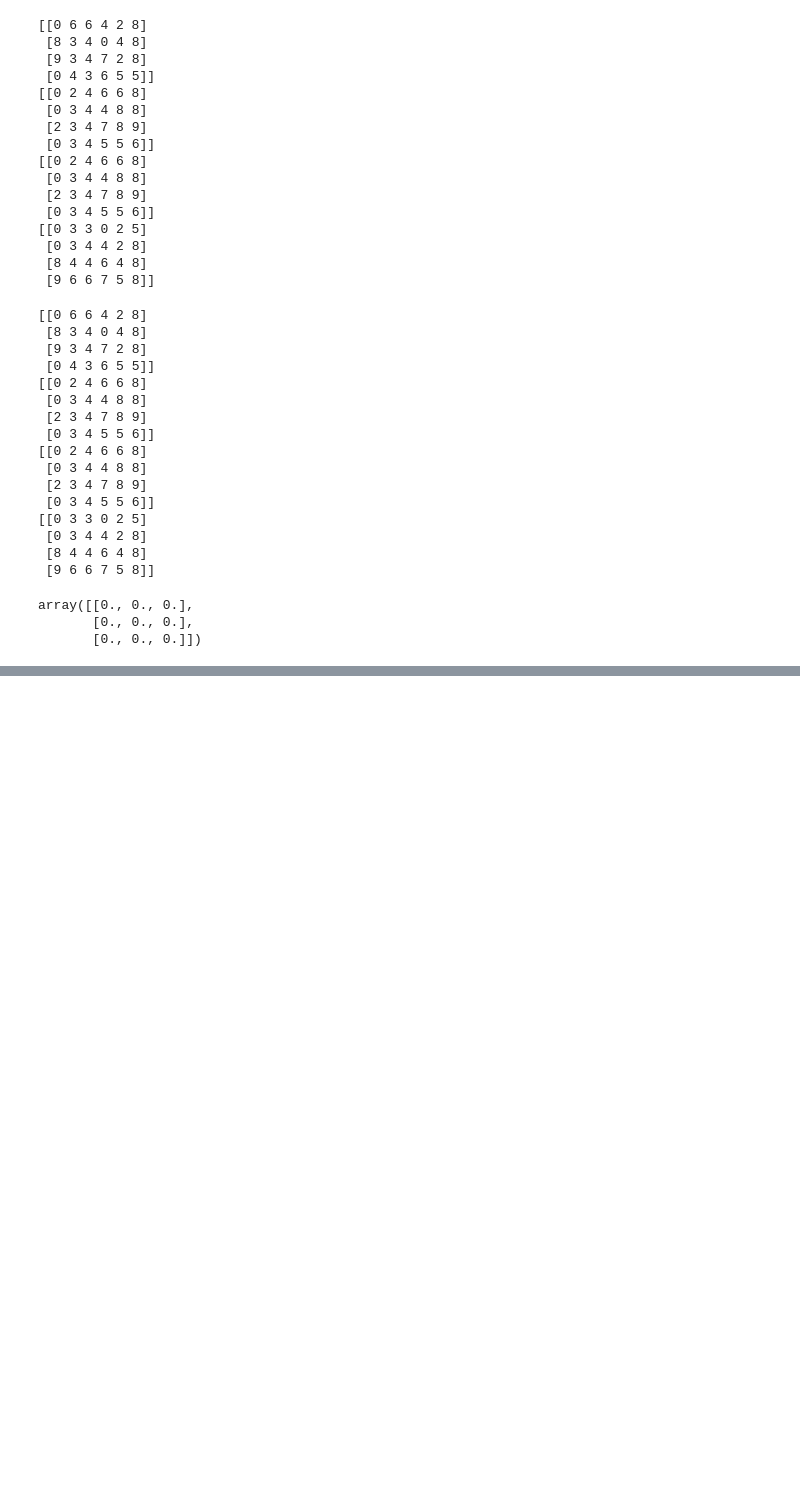
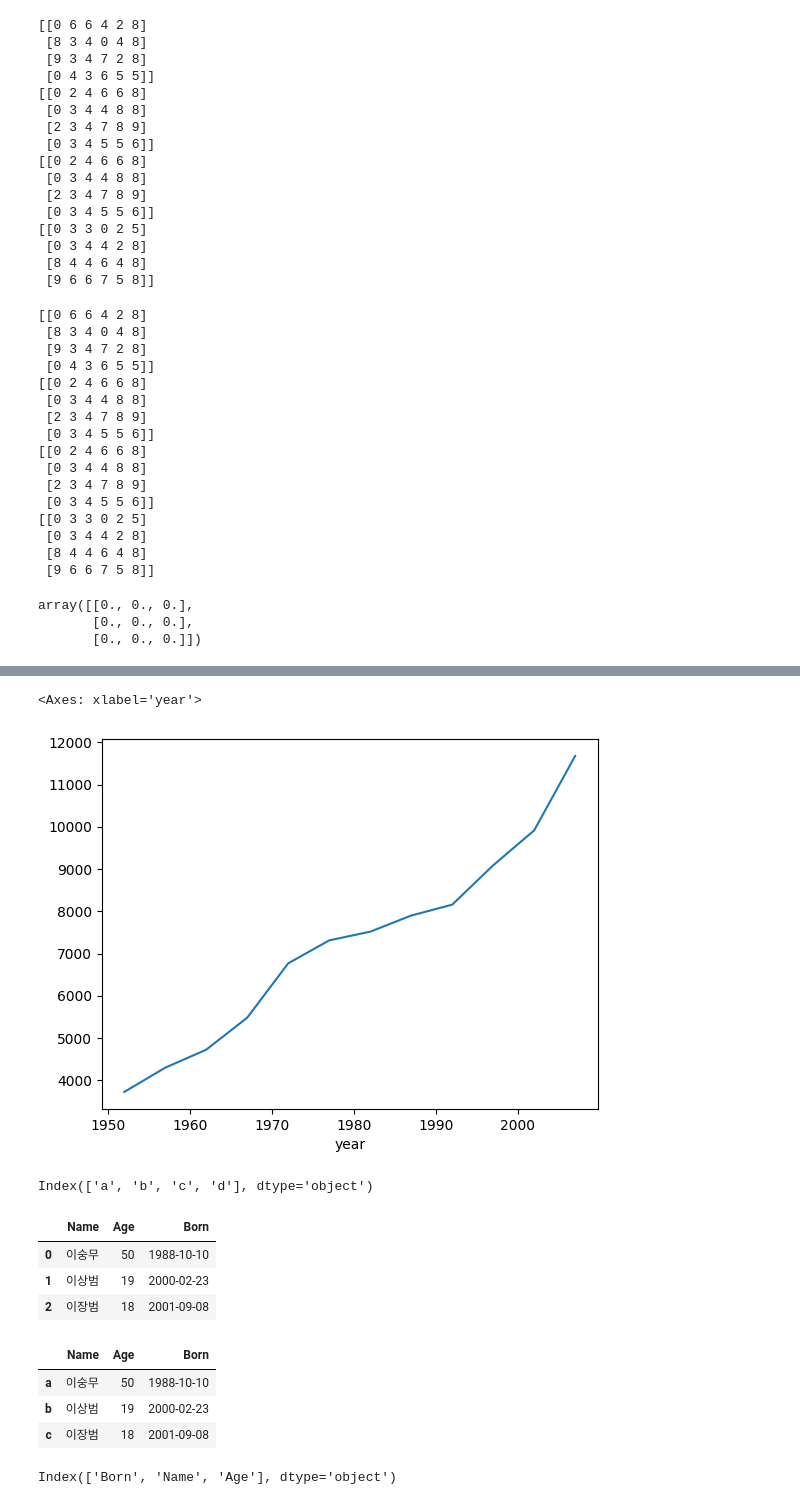
Before and after one commit to SoongMoo/soldesk20250215, a Jupyter notebook: 5Day.ipynb, the cells around one changed output, grey strips where cells are left out. Cells and saved outputs as stored; diff of their text form; code cells hidden in the pictures; blank space fills up the shorter version.

```diff
--- a/5Day.ipynb
+++ b/5Day.ipynb
@@ -300,0 +763,5 @@ array([[0., 0., 0.],
+# %%
+df.groupby('year')['gdpPercap'].mean().plot()
+# %% [output]
+<Axes: xlabel='year'>
+[figure, added]
@@ -300,0 +770,66 @@ array([[0., 0., 0.],
+# %%
+# Series : 리스트
+l = ['banana',1,2,3]
+s = pd.Series(l)
+s
+s = pd.Series(['banana',1,2,3])
+s
+s = pd.Series(['banana',1,2,3], index=['a','b','c','d'])
+s
+#s = pd.Series(['banana',1,2,3], index=['a','b'])
+s['a']
+s['b']
+# s[0] x
+s.iloc[0]
+s.iloc[-1]
+len(s)
+s.iloc[-len(s)]
+s.index
+# %% [output]
+Index(['a', 'b', 'c', 'd'], dtype='object')
+# %%
+#
+dic3 = {'Name' : ['이숭무',     '이상범',      '이장범'   ],
+       'Age' :  [  50,           19,            18     ],
+       'Born' : ['1988-10-10','2000-02-23','2001-09-08']}
+df10 =  pd.DataFrame(dic3)
+df10
+df10['Name']
+df10.index
+df10
+# %% [output]
+|  | Name | Age | Born |
+| 0 | 이숭무 | 50 | 1988-10-10 |
+| 1 | 이상범 | 19 | 2000-02-23 |
+| 2 | 이장범 | 18 | 2001-09-08 |
+# %%
+dic3 = {'Name' : ['이숭무',     '이상범',      '이장범'   ],
+       'Age' :  [  50,           19,            18     ],
+       'Born' : ['1988-10-10','2000-02-23','2001-09-08']}
+df10 =  pd.DataFrame(dic3, index=['a','b','c'])
+df10
+# %% [output]
+|  | Name | Age | Born |
+| a | 이숭무 | 50 | 1988-10-10 |
+| b | 이상범 | 19 | 2000-02-23 |
+| c | 이장범 | 18 | 2001-09-08 |
+# %%
+dic3 = {'Name' : ['이숭무',     '이상범',      '이장범'   ],
+       'Age' :  [  50,           19,            18     ],
+       'Born' : ['1988-10-10','2000-02-23','2001-09-08']}
+df10 =  pd.DataFrame(dic3, index=['a','b','c'], columns =['Born','Name','Age'])
+df10
+
+df10 =  pd.DataFrame(index=['a','b','c'], columns =['Born','Name','Age'], data=dic3)
+df10
+
+df10 =  pd.DataFrame(index=['a','b','c'], columns =['Born','Name','Age']
+                     , data={'Name' : ['이숭무',     '이상범',      '이장범'   ],
+                               'Age' :  [  50,           19,            18     ],
+                               'Born' : ['1988-10-10','2000-02-23','2001-09-08']})
+df10
+df10.index
+df10.columns
+df10.keys()
+# %% [output]
+Index(['Born', 'Name', 'Age'], dtype='object')
```
Also changed, not shown: parts of 68 cells of this notebook.
